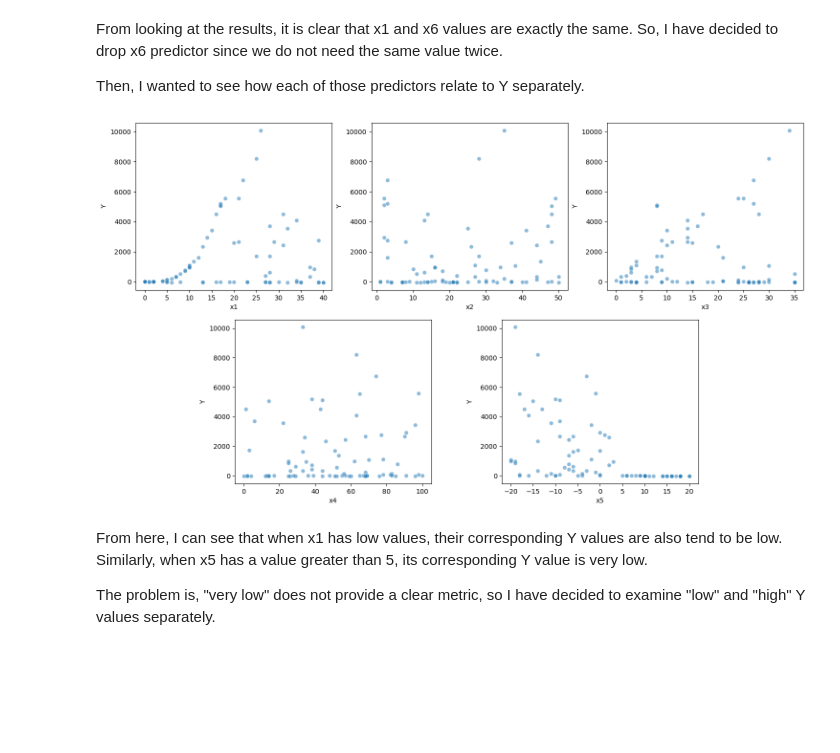
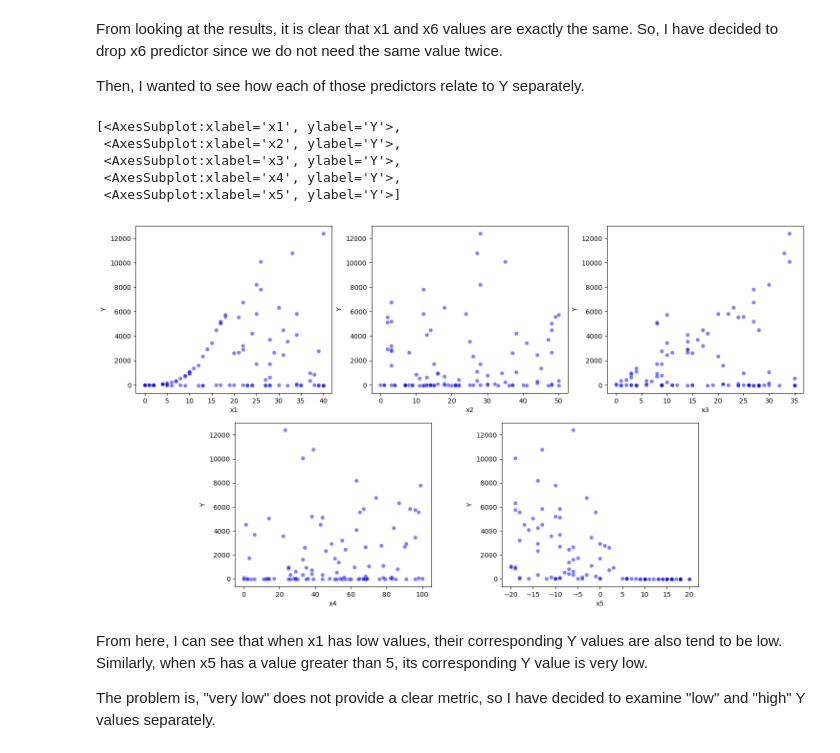
Before and after one commit to DefinitelyVixon/CE475-Project, a Jupyter notebook: Project.ipynb, the cells around one changed output. Cells and saved outputs as stored; diff of their text form; code cells hidden in the pictures; blank space fills up the shorter version.

```diff
--- a/Project.ipynb
+++ b/Project.ipynb
@@ -14,11 +16,14 @@ To do it, I have found out pairplot() function from seaborn library which takes
 parameters and plots each one of them with another.
 # %%
 raw_dataset = pd.read_csv('dataset_v1.csv', sep=',', skipinitialspace=True)
-dataset = raw_dataset.copy().dropna()
+dataset = raw_dataset.copy()
+predict_set = dataset.tail(20)
+dataset = dataset.drop(predict_set.index)
 
 train_set = dataset.sample(frac=0.8, random_state=0)
 test_set = dataset.drop(train_set.index)
 
+
 sns.pairplot(train_set[['x1', 'x2', 'x3', 'x4', 'x5', 'x6']], diag_kind='kde')
 # %% [output]
 <seaborn.axisgrid.PairGrid at 0x...>
@@ -28,22 +33,26 @@ From looking at the results, it is clear that x1 and x6 values are exactly the s
 predictor since we do not need the same value twice.
 
 Then, I wanted to see how each of those predictors relate to Y separately.
+# %%
+dataset = dataset.drop('x6', axis=1)
+train_set = train_set.drop('x6', axis=1)
+test_set = test_set.drop('x6', axis=1)
 # %%
-def scatter_plot_predictors(train_set_, y_, plot_func, predictors_):
-    fig_, axes_ = plt.subplots(2, 3, figsize=(18, 10))
-    axes_[1][2].set_visible(False)
-    axes_[1][0].set_position([0.24, 0.125, 0.228, 0.343])
-    axes_[1][1].set_position([0.55, 0.125, 0.228, 0.343])
-    [plot_func(ax=axes_[i // 3, i % 3], x=train_set_[predictors_[i]], y=y_, alpha=0.5) for i in range(len(predictors_))]
+predictors = ['x1', 'x2', 'x3', 'x4', 'x5']
 
-
-train_set = train_set.drop('x6', axis=1)
-test_set = test_set.drop('x6', axis=1)
-
-predictors = ['x1', 'x2', 'x3', 'x4', 'x5']
-scatter_plot_predictors(train_set, train_set['Y'], sns.scatterplot, predictors)
+fig_, axes_ = plt.subplots(2, 3, figsize=(18, 10))
+axes_[1][2].set_visible(False)
+axes_[1][0].set_position([0.24, 0.125, 0.228, 0.343])
+axes_[1][1].set_position([0.55, 0.125, 0.228, 0.343])
+[sns.scatterplot(ax=axes_[i // 3, i % 3], x=dataset[predictors[i]], y=dataset['Y'], alpha=0.5, color='b')
+ for i in range(len(predictors))]
 # %% [output]
+[<AxesSubplot:xlabel='x1', ylabel='Y'>,
+ <AxesSubplot:xlabel='x2', ylabel='Y'>,
+ <AxesSubplot:xlabel='x3', ylabel='Y'>,
+ <AxesSubplot:xlabel='x4', ylabel='Y'>,
+ <AxesSubplot:xlabel='x5', ylabel='Y'>]
-[figure, old version]
+[figure, new version]
 # %% [markdown]
 From here, I can see that when x1 has low values, their corresponding Y values are also tend to be low. Similarly,
 when x5 has a value greater than 5, its corresponding Y value is very low.
```
Also changed, not shown: parts of 25 cells of this notebook.
